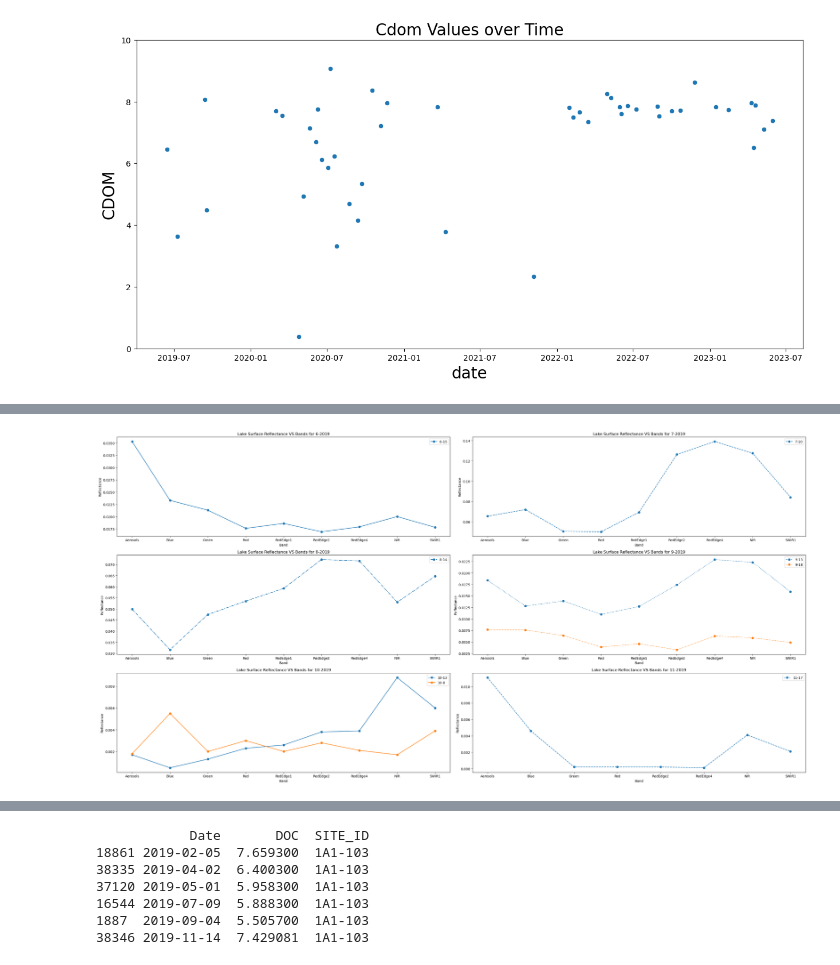
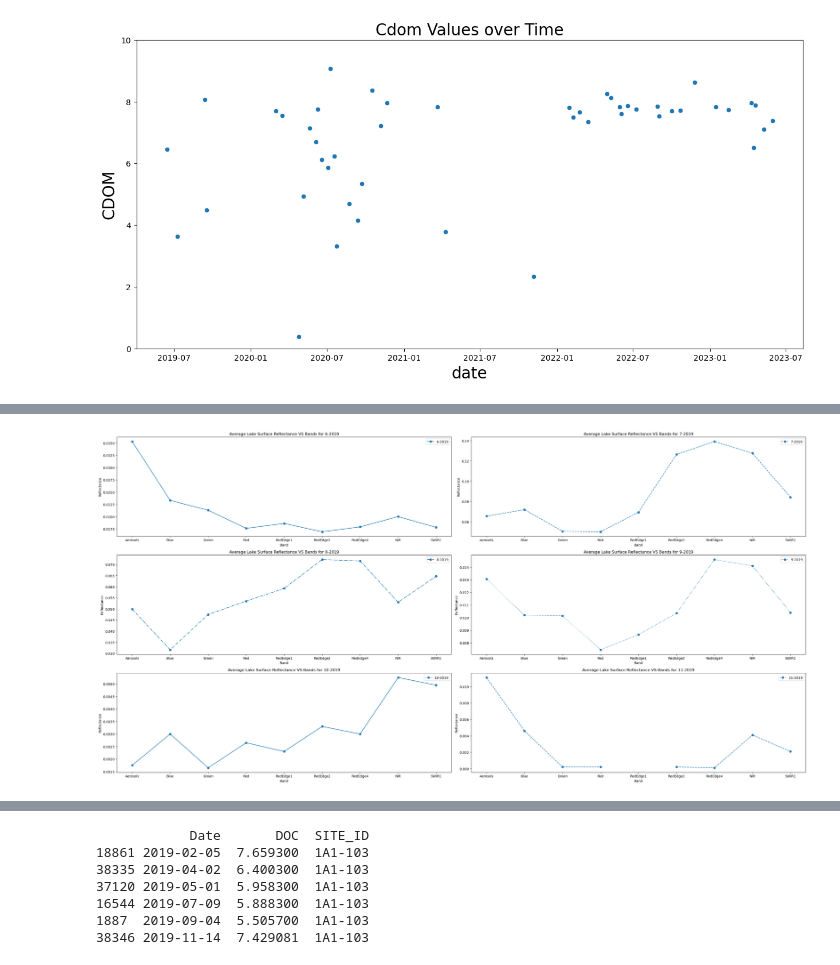
Before and after one commit to Touheda812/Research-Water-Quality-, a Jupyter notebook: BIG_MOOSE_LAKE_CDOM_DOC_SENTINEL2.ipynb, the cells around one changed output, grey strips where cells are left out. Drawn from its saved outputs; the diff is of its cells as text; code cells hidden in the pictures.

```diff
--- a/BIG_MOOSE_LAKE_CDOM_DOC_SENTINEL2.ipynb
+++ b/BIG_MOOSE_LAKE_CDOM_DOC_SENTINEL2.ipynb
@@ -284,18 +393,23 @@ for month, data in data_by_month.items():
     unique_dates = list(set(data['dates']))  # Get unique dates for the month
     line_style = line_styles[style_index % num_styles]  # Cycle through line styles
 
-    for date in unique_dates:
-        indices = [i for i, d in enumerate(data['dates']) if d == date]  # Get indices for the specific date
-        reflectance_values = [data['reflectance'][i] for i in indices]
-        bands = [data['band'][i] for i in indices]
-        plt.plot(bands, reflectance_values, linestyle=line_style, marker='o', label=month)
+    average_reflectance_values = []
+    for band in STD_NAMES:
+        reflectance_values = [data['reflectance'][i] for i in range(len(data['band'])) if data['band'][i] == band]
 
+        if len(reflectance_values) > 0:
+            average_reflectance = sum(reflectance_values) / len(reflectance_values)
+            average_reflectance_values.append(average_reflectance)
+        else:
+            average_reflectance_values.append(0)
+
+    plt.plot(STD_NAMES, average_reflectance_values, linestyle=line_style, marker='o', label=month)
     style_index += 1
 
 plt.xlabel('Band')
-plt.ylabel('Reflectance')
+plt.ylabel('Average Reflectance')
 plt.ylim(0, 0.2)  # Adjust the y-axis limit based on the reflectance range
-plt.title('Lake Surface Reflectance VS Bands for 2019 (All Months)')
+plt.title('Average Lake Surface Reflectance VS Bands for 2019 (All Months)')
 plt.legend()
 plt.show()
 # %% [output]
@@ -303,4 +417,6 @@ plt.show()
 # %%
+import numpy as np
+
 data_by_month = {}
 
 # Iterate over the dataframe rows
@@ -311,59 +427,56 @@ for index, row in df_s2_reflectance.iterrows():
     year = date.year
 
     # Filter data for specific months
-    if year == 2019 and date.month in [3,4,5,6,7,8,9,10,11,12]:
+    if year == 2019 and date.month in [3, 4, 5, 6, 7, 8, 9, 10, 11, 12]:
         month = date.month
 
         if month not in data_by_month:
-            data_by_month[month] = {'band': [], 'dates': [], 'reflectance': []}
+            data_by_month[month] = {band: [] for band in STD_NAMES}
 
         if reflectance:
             for band in STD_NAMES:
                 value = reflectance.get(band)
                 if value is not None:
                     value /= 10000  # Divide by 10000 to convert from DN to reflectance
-                    data_by_month[month]['band'].append(band)
-                    data_by_month[month]['dates'].append(date)
-                    data_by_month[month]['reflectance'].append(value)
+                    data_by_month[month][band].append(value)
+                else:
+                    data_by_month[month][band].append(np.nan)
+
+# Calculate the average reflectance values for each band within each month
+averages_by_month = {
+    month: {band: np.nanmean(values) for band, values in data.items()}
+    for month, data in data_by_month.items()
+}
 
 # Define plot parameters
 line_styles = ['-', '--', '-.', ':']  # List of line styles
 num_styles = len(line_styles)
 
 # Calculate the number of rows and columns for the subplots
 num_months = len(data_by_month)
 num_cols = 2  # Number of subplots per row
 num_rows = (num_months + num_cols - 1) // num_cols
 
 fig, axs = plt.subplots(nrows=num_rows, ncols=num_cols, figsize=(30, 5 * num_rows))
 
 # Flatten the axs array to iterate over subplots
 axs = axs.flatten()
 
 # Iterate over the data for each month
-for i, (month, data) in enumerate(data_by_month.items()):
-    unique_dates = list(set(data['dates']))  # Get unique dates for the month
+for i, (month, data) in enumerate(averages_by_month.items()):
     line_style = line_styles[i % num_styles]  # Cycle through line styles
 
     axs[i].set_xlabel('Band')
     axs[i].set_ylabel('Reflectance')
-#     axs[i].set_ylim(0, 0.05)  # Adjust the y-axis limit based on the reflectance range
-    axs[i].set_title(f'Lake Surface Reflectance VS Bands for {month}-2019')
+    axs[i].set_title(f'Average Lake Surface Reflectance VS Bands for {month}-2019')
 
-    # Plot data for each unique date
-    for date in unique_dates:
-        indices = [j for j, d in enumerate(data['dates']) if d == date]  # Get indices for the specific date
-        reflectance_values = [data['reflectance'][j] for j in indices]
-        bands = [data['band'][j] for j in indices]
-        axs[i].plot(bands, reflectance_values, linestyle=line_style, marker='o', label=f'{month}-{date.day}')
+    bands = list(data.keys())
+    reflectance_values = list(data.values())
+    axs[i].plot(bands, reflectance_values, linestyle=line_style, marker='o', label=f'{month}-2019')
 
     axs[i].legend()
 
-# Hide any unused subplots
-for j in range(num_months, num_rows * num_cols):
-    axs[j].axis('off')
-
 plt.tight_layout()
 plt.show()
 # %% [output]
-[figure, old version]
+[figure, new version]
```
Also changed, not shown: parts of 28 cells of this notebook.
